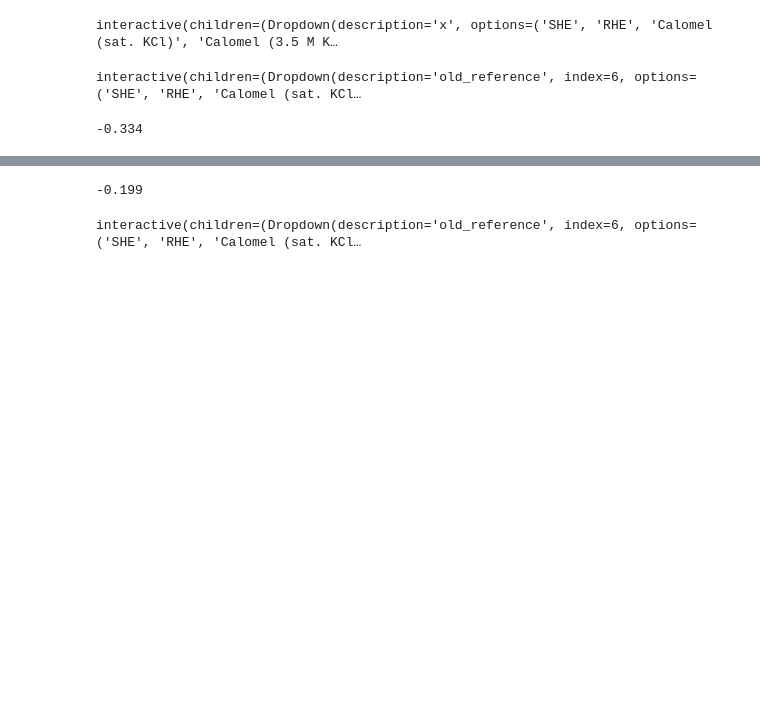
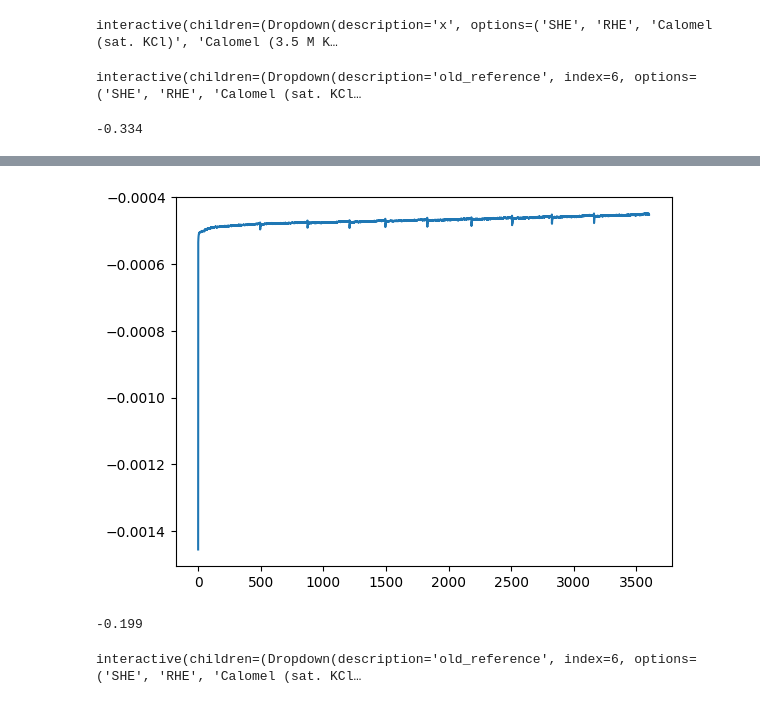
Before and after one commit to FAIRChemistry/datamodel-electrochemistry, a Jupyter notebook: Notebook_with_markdown.ipynb, the cells around one changed output, grey strips where cells are left out. Cells and saved outputs as stored; diff of their text form; code cells hidden in the pictures; blank space fills up the shorter version.

```diff
--- a/Notebook_with_markdown.ipynb
+++ b/Notebook_with_markdown.ipynb
@@ -94,0 +119,10 @@ print(e_chem.json())
+# %%
+##### """" For Plotstyle like Origin:
+from matplotlib import  cycler
+plt.rcParams['font.family'] = 'sans-serif'
+plt.rcParams['font.sans-serif'] = ['Arial', 'Helvetica', 'Verdana', 'DejaVu Sans']
+plt.rcParams['font.size'] = 15
+plt.rcParams['axes.linewidth'] = 1.1
+plt.rcParams['axes.labelpad'] = 5.0
+plot_color_cycle = cycler('color', [ '0000FE', 'FE0000', '008001', 'FD8000', '8c564b', 'e377c2', '7f7f7f', 'bcbd22', '17becf','000000'])
+plt.rcParams['axes.prop_cycle'] = plot_color_cycle
@@ -102,15 +808,0 @@ The following cell is not needed only if you want to change some parameters of y
-# %%
-plt.rcParams.update({
-    'figure.figsize': (6.4,4.8),     # 4:3 aspect ratio. You can change the figure size here
-    'font.size' : 12,                   # Set font size to 12pt
-    'axes.labelsize': 12,               # -> axis labels
-    'legend.fontsize': 12,              # -> legends
-    'font.family': 'serif',             # -> font family
-    'text.usetex': False,              # Latex plot rendering. If True,your plots will be rendered with Latex. But this needs extra time for rendering
-     'text.latex.preamble':            # LaTeX preamble
-         r'\usepackage{mlmodern}'
-         #... more packages if needed
-})
-####################
-
-#plt.style.use('ggplot') # You can choose ure matplotlib style
@@ -869,3 +849,10 @@ interactive(children=(Dropdown(description='old_reference', index=6, options=('S
+# %%
+
+df=pd.read_csv("data/CA_Sarkar.txt",header=0,sep=";",decimal=',',usecols=[0,2],names=["t","I"])
+plt.plot(df["t"],df["I"])
+plt.show()
+# %% [output]
+[figure, added]
 # %%
 print(a)
 # %% [output]
```
Also changed, not shown: parts of 89 cells of this notebook, 2 other files.
